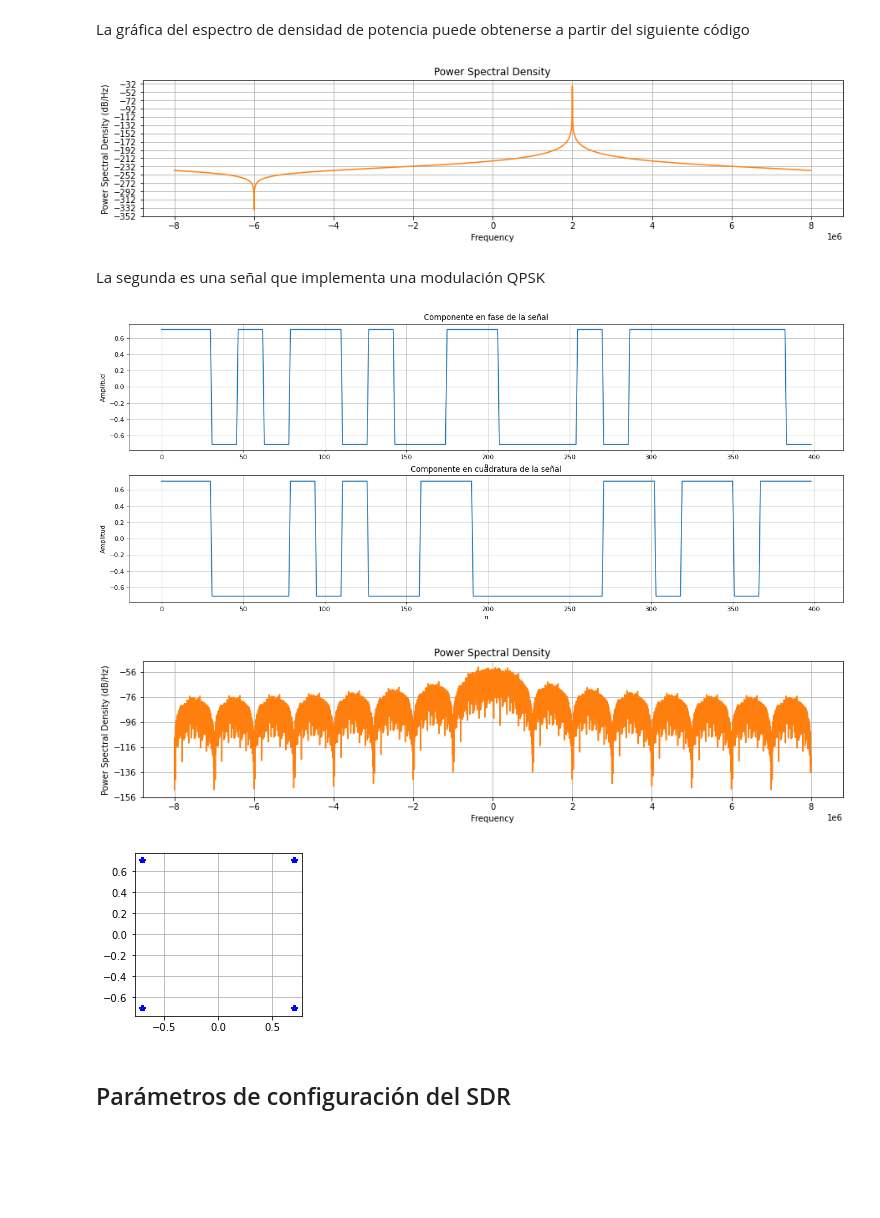
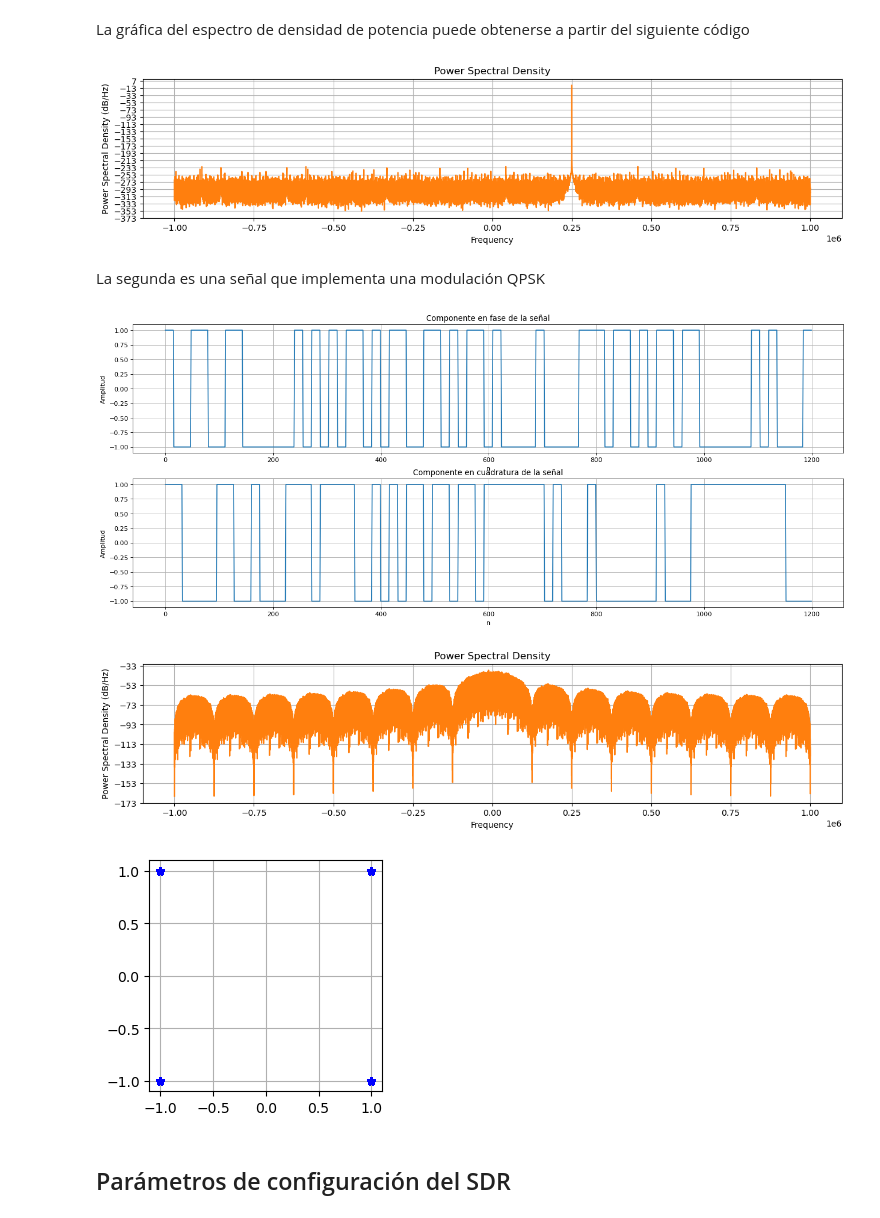
Before and after one commit to neon-iot/communication_labs, a Jupyter notebook: remote_sdr_lab/notebooks/How To Config SDR.ipynb, the cells around one changed output. Drawn from its saved outputs; the diff is of its cells as text; code cells hidden in the pictures; blank space fills up the shorter version.

```diff
--- a/remote_sdr_lab/notebooks/How To Config SDR.ipynb
+++ b/remote_sdr_lab/notebooks/How To Config SDR.ipynb
@@ -75,10 +67,10 @@ def complexExp(N,Fc,Fs):
     signal = 1.0*np.exp(1j*2.0*np.pi*Fc*n*Tsamp)
     return signal
 # %%
-nSamples     = 2**12
-samplingRate = 16.0e6
+nSamples     = 2**20
+samplingRate = 2.0e6
 frec         = samplingRate/8
-txSignal     = complexExp(nSamples,frec,samplingRate)
+txSignalExp  = complexExp(nSamples,frec,samplingRate)
 # %% [markdown]
 Las gráficas temporales de sus componentes en fase y cuadratura son mostradas a continuación
 # %%
@@ -115,34 +107,41 @@ def plotSpect(signal,samplingRate):
     plt.psd(signal, len(signal), samplingRate, color='C1')
     plt.show()
 # %%
-plotSpect(txSignal,samplingRate)
+plotSpect(txSignalExp,samplingRate)
 # %% [output]
-[figure, old version]
+[figure, new version]
 # %% [markdown]
 La segunda es una señal que implementa una modulación QPSK
 # %%
-# Create transmit waveform (QPSK, 16 samples per symbol)
-num_symbols = 2048
-x_int = np.random.randint(0, 4, num_symbols) # 0 to 3
-x_degrees = x_int*360/4.0 + 45 # 45, 135, 225, 315 degrees
-x_radians = x_degrees*np.pi/180.0 # sin() and cos() takes in radians
-x_symbols = np.cos(x_radians) + 1j*np.sin(x_radians) # this produces our QPSK complex symbols
-samples = np.repeat(x_symbols, 16) # 16 samples per symbol (rectangular pulses)
+#------------------------------- waveform Generator -------------------------------
+# Create transmit waveform (QPSK modulation with sps samples per symbol)
+def qpskGen(numSymbols,sps):
+    # numSymbols: Number of complex symbols
+    # sps: Number of samples per symbol
+    qpskMapper = np.array([1+1j, 1-1j, -1+1j, -1-1j])
+    mapIndex   = np.random.randint(0, len(qpskMapper), numSymbols)
+    qpskSymbol = qpskMapper[mapIndex]
+    qpskSignal = np.repeat(qpskSymbol, sps)
+    return qpskSymbol, qpskSignal;
+# %%
+sps        = 2**4
+numSymbols = int(nSamples/sps)
+txSymbol, txSignalQpsk = qpskGen(numSymbols,sps)
 # %%
-plotSignal(samples[1:400])
+plotSignal(txSignalQpsk[0:1200])
 # %% [output]
-[figure, old version]
+[figure, new version]
 # %%
-plotSpect(samples,samplingRate)
+plotSpect(txSignalQpsk,samplingRate)
 # %% [output]
-[figure, old version]
+[figure, new version]
 # %%
 plt.figure(figsize=(3,3))
-plt.plot(np.real(x_symbols[0:num_symbols]),np.imag(x_symbols[0:num_symbols]),'b*')
+plt.plot(np.real(txSymbol[0:numSymbols]),np.imag(txSymbol[0:numSymbols]),'b*')
 plt.grid()
 plt.show()
 # %% [output]
-[figure, old version]
+[figure, new version]
 # %% [markdown]
 ## Parámetros de configuración del SDR
 # %%
```
Also changed, not shown: parts of 14 cells of this notebook.
